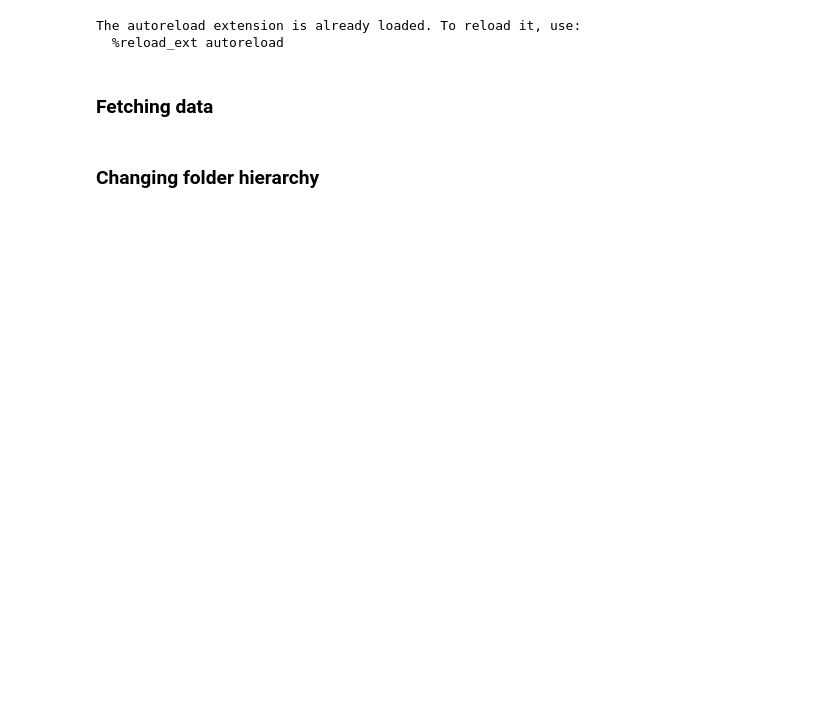
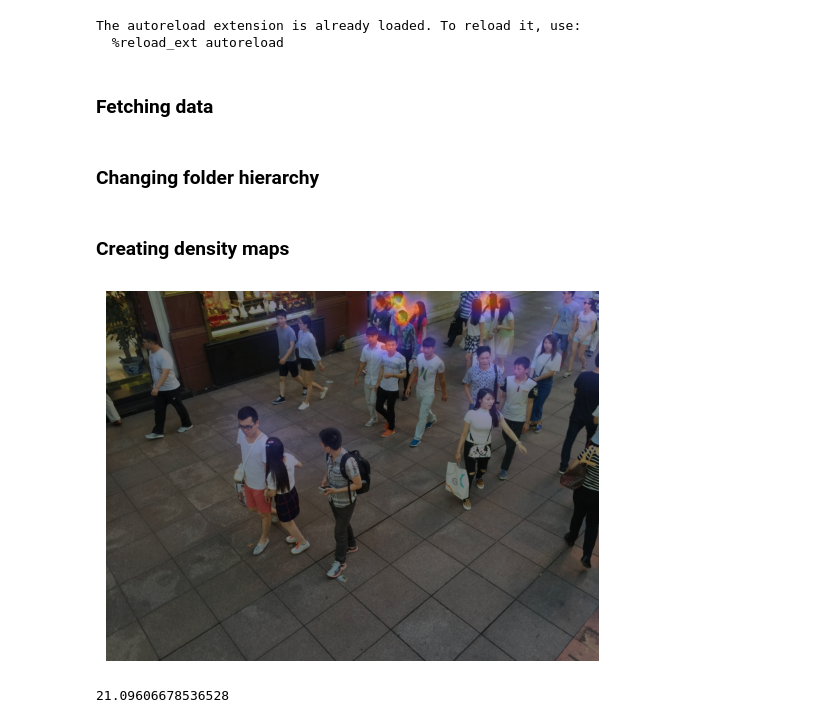
Before and after one commit to wozniakw2002/MSC-thesis, a Jupyter notebook: data_formating.ipynb, the cells around one changed output. Drawn from its saved outputs; the diff is of its cells as text; code cells hidden in the pictures; blank space fills up the shorter version.

Commit message:
FUnction for creating density maps

```diff
--- a/data_formating.ipynb
+++ b/data_formating.ipynb
@@ -41,3 +45,23 @@ split_test_val_test(r'data\NWPU-Crowd')
 # %%
 rename_folders_sequentialy(r'data\jhu_crowd_v2.0', 'gt', 'matrices')
 rename_files_sequentialy(r'data\jhu_crowd_v2.0', folder='matrices', prefix='ann_')
+# %% [markdown]
+### Creating density maps
+# %%
+img = plt.imread(r'data\ShanghaiTech_part_B\test\images\IMG_1.jpg')
+mat = scipy.io.loadmat(r'data\ShanghaiTech_part_B\test\matrices\ann_GT_IMG_1.mat')
+points = mat['image_info']
+map = create_density_map(img,points[0,0][0,0][0], k=3)
+# %%
+img = Image.open(r'data\ShanghaiTech_part_B\test\images\IMG_1.jpg')
+
+plt.imshow(img)
+plt.imshow(map, cmap='CMRmap', alpha=0.5)
+
+plt.axis('off')
+plt.show()
+
+print(np.sum(map))
+# %% [output]
+[figure, added]
+21.09606678536528
```
Also changed, not shown: parts of 1 cell of this notebook, 1 other file.
